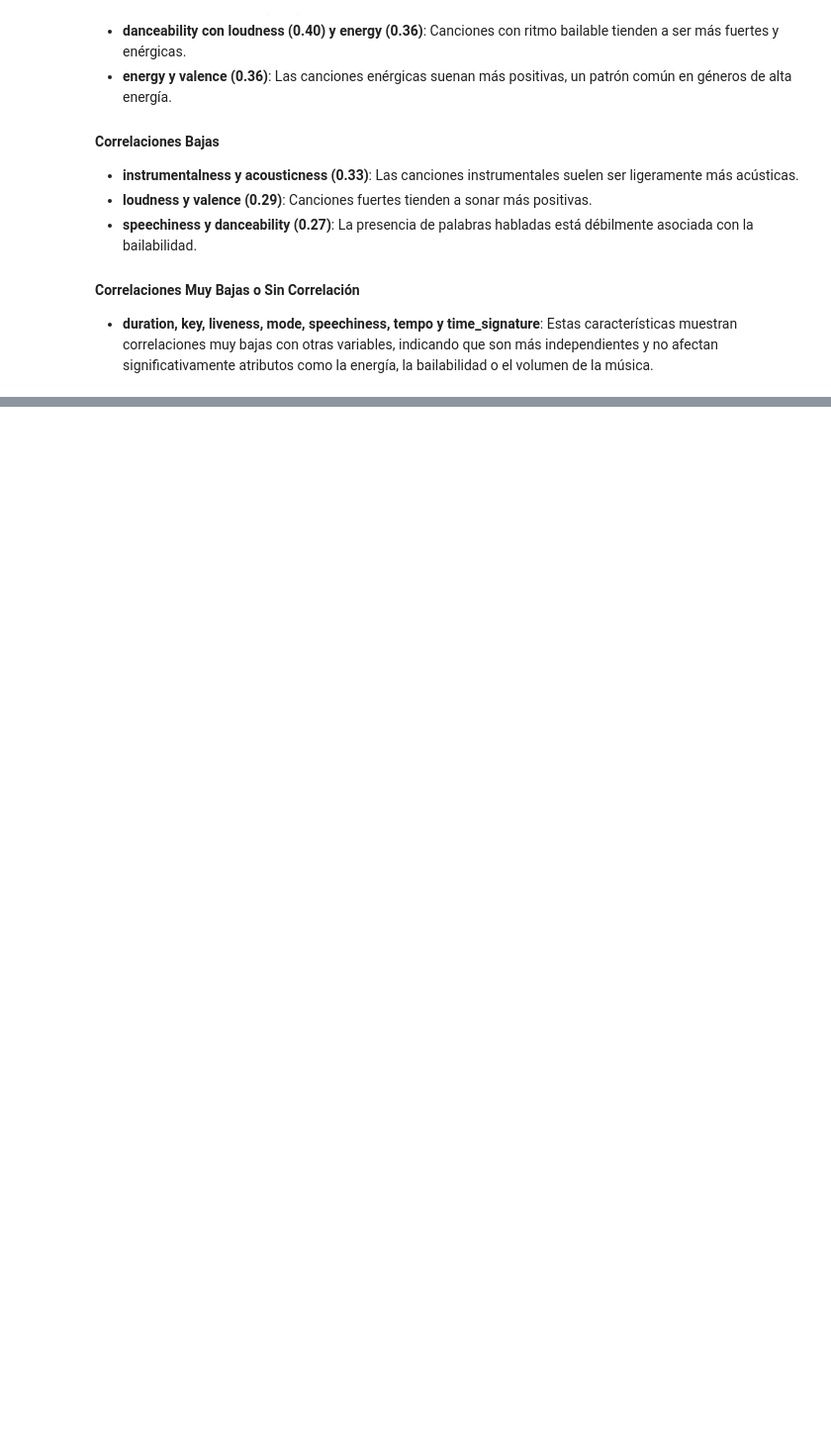
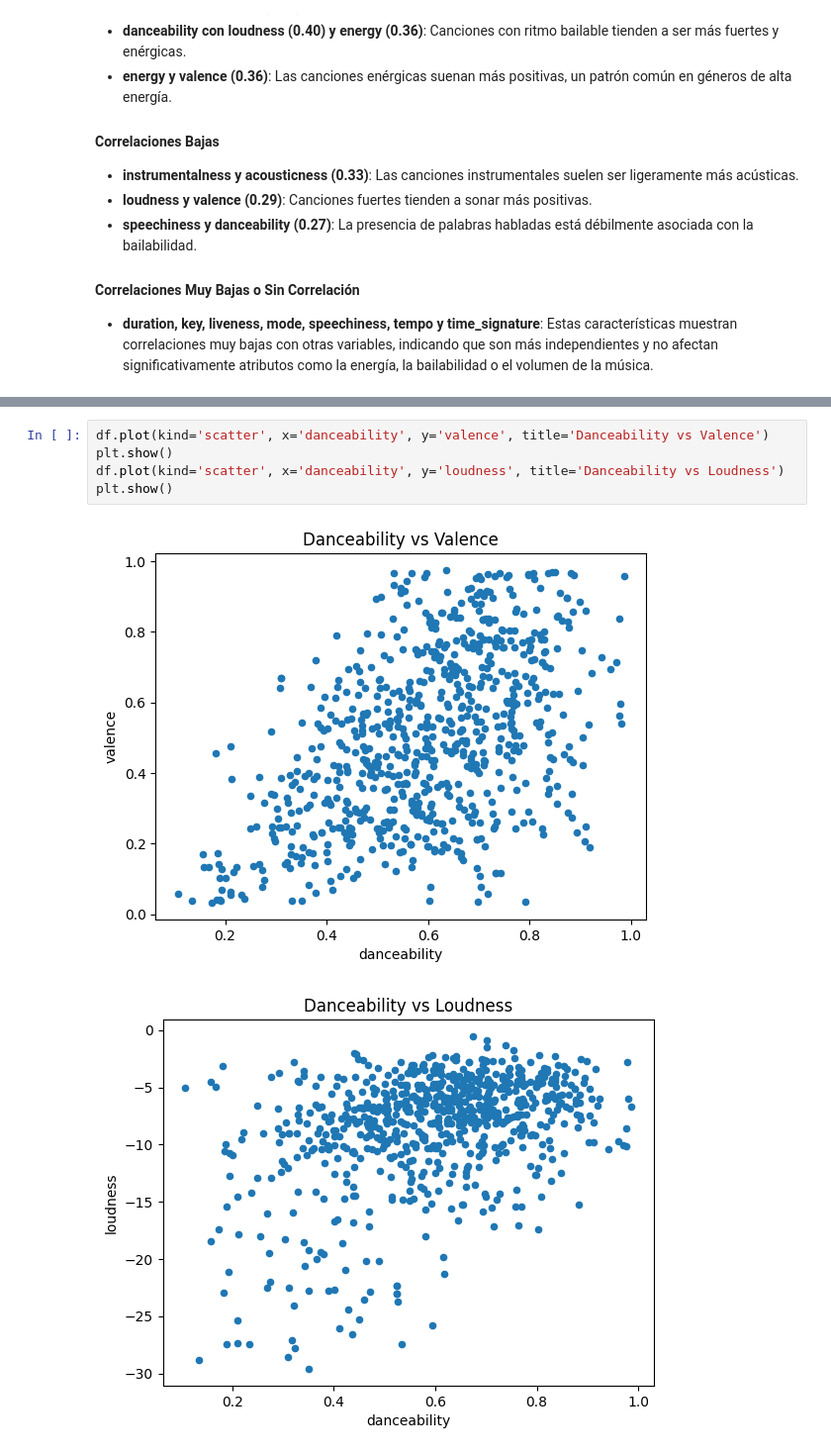
Before and after one commit to Lucass12345/AdD_TP_Final, a Jupyter notebook: TP_Final.ipynb, the cells around one changed output, grey strips where cells are left out. Shown at 99% size. Drawn from its saved outputs; the diff is of its cells as text; blank space fills up the shorter version.

```diff
--- a/TP_Final.ipynb
+++ b/TP_Final.ipynb
@@ -216 +215,9 @@ plt.show()
+# %%
+df.plot(kind='scatter', x='danceability', y='valence', title='Danceability vs Valence')
+plt.show()
+df.plot(kind='scatter', x='danceability', y='loudness', title='Danceability vs Loudness')
+plt.show()
+# %% [output]
+[figure, added]
+[figure, added]
 # %%
```
Also changed, not shown: parts of 10 cells of this notebook, 1 other file.
